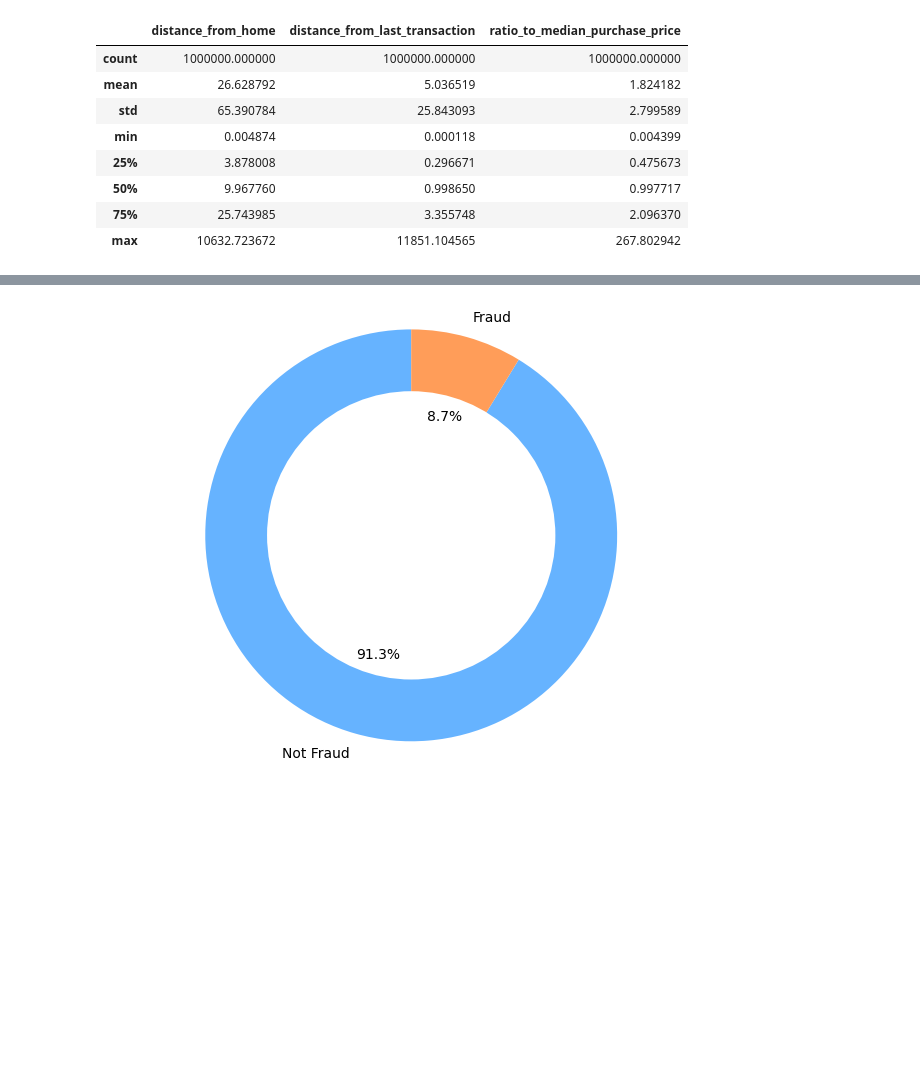
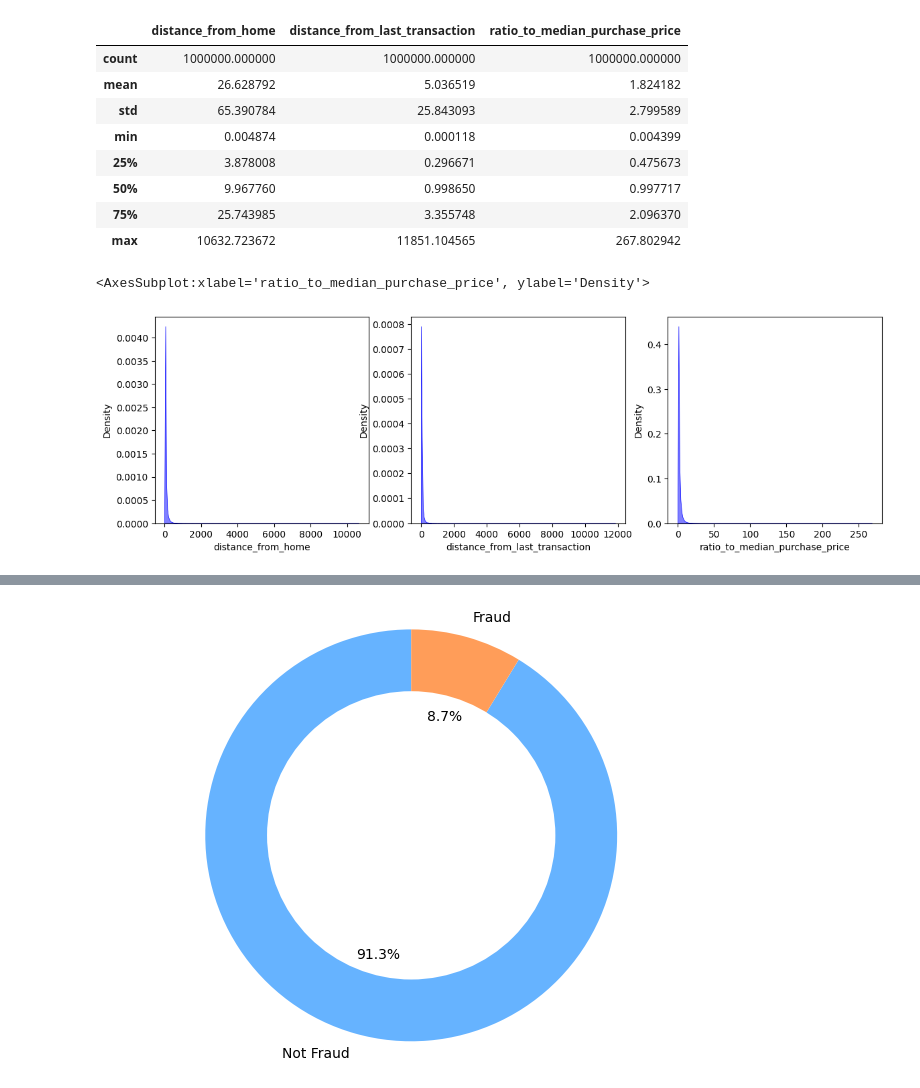
Before and after one commit to lisaburini/data-science, a Jupyter notebook: PythonProject/Classification/data_visualization.ipynb, the cells around one changed output, grey strips where cells are left out. Saved outputs shown, nothing was run; the diff lists cells and outputs as text; code cells hidden in the pictures; blank space fills up the shorter version.

Commit message:
add some chart

```diff
--- a/PythonProject/Classification/data_visualization.ipynb
+++ b/PythonProject/Classification/data_visualization.ipynb
@@ -38,3 +38,28 @@ data.drop(['repeat_retailer', 'used_chip', 'used_pin_number', 'online_order', 'f
 | 50% | 9.967760 | 0.998650 | 0.997717 |
 | 75% | 25.743985 | 3.355748 | 2.096370 |
 | max | 10632.723672 | 11851.104565 | 267.802942 |
+# %%
+fig, (ax1, ax2, ax3) = plt.subplots(ncols=3, figsize=(14, 4))
+# s = data["distance_from_home"]
+# ax = s.plot.kde()
+
+"""
+sns.kdeplot(
+   data=tips, x="total_bill", hue="size",
+   fill=True, common_norm=False, palette="crest",
+   alpha=.5, linewidth=0,
+)
+"""
+
+
+sns.kdeplot(data=data, x=data["distance_from_home"],
+            color='b', fill=True, ax=ax1, alpha=.5, linewidth=.5)
+
+sns.kdeplot(data["distance_from_last_transaction"],
+        color='b', fill=True, ax=ax2, alpha=.5, linewidth=.5)
+
+sns.kdeplot(data["ratio_to_median_purchase_price"],
+            color='b', fill=True, ax=ax3, alpha=.5, linewidth=.5)
+# %% [output]
+<AxesSubplot:xlabel='ratio_to_median_purchase_price', ylabel='Density'>
+[figure, added]
```
Also changed, not shown: parts of 1 cell of this notebook.
